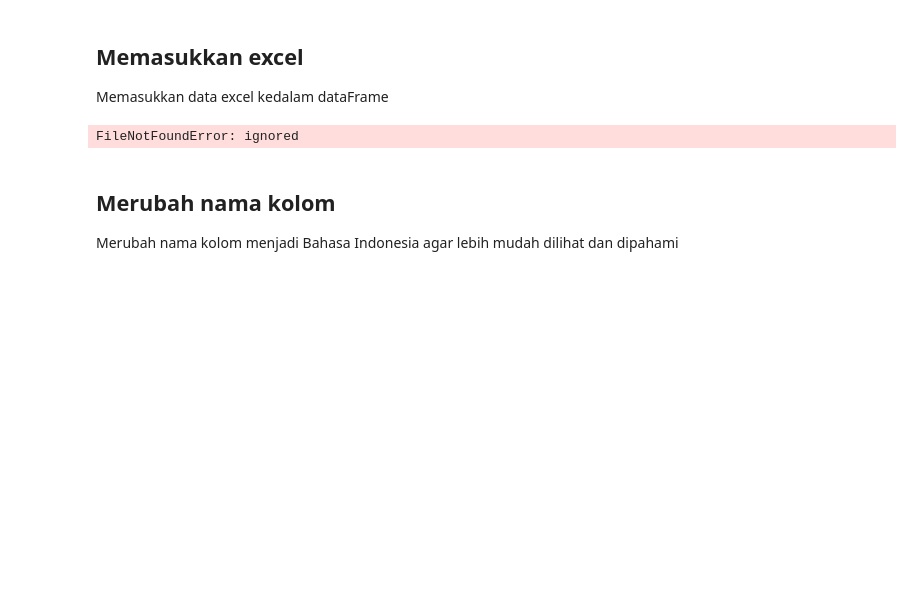
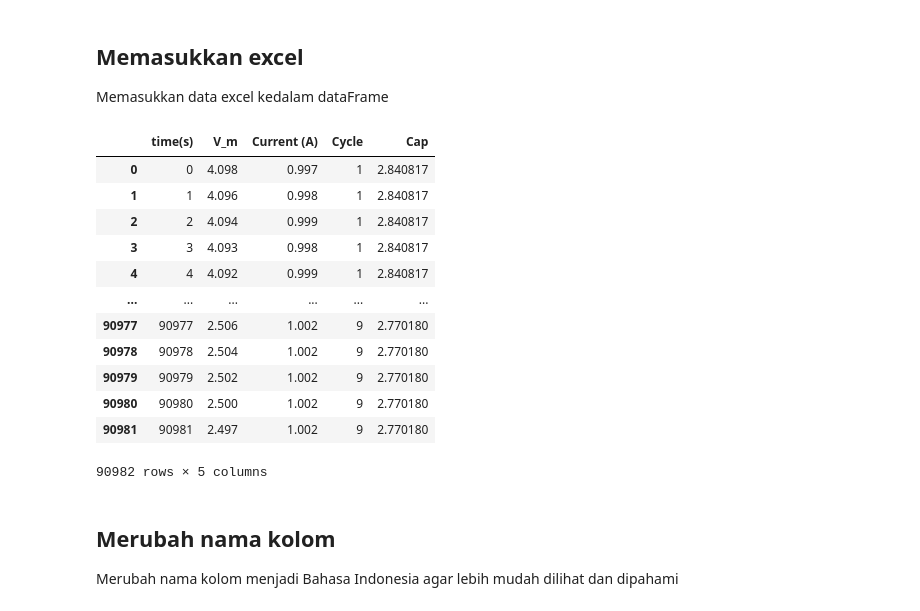
Before and after one commit to burjoawl/Burrs_Portofolio, a Jupyter notebook: Lithium Ion/Lithium Ion.ipynb, the cells around one changed output. Drawn from its saved outputs; the diff is of its cells as text; code cells hidden in the pictures; blank space fills up the shorter version.

```diff
--- a/Lithium Ion/Lithium Ion.ipynb
+++ b/Lithium Ion/Lithium Ion.ipynb
@@ -46,10 +46,22 @@ import pandas as pd
 
 Memasukkan data excel kedalam dataFrame
 # %%
-df = pd.read_excel ('NMC1-9.xlsx', sheet_name = "Sheet1")
+df = pd.read_excel ('Lithium Ion.xlsx', sheet_name = "Sheet1")
 df
 # %% [output]
+|  | time(s) | V_m | Current (A) | Cycle | Cap |
+| 0 | 0 | 4.098 | 0.997 | 1 | 2.840817 |
+| 1 | 1 | 4.096 | 0.998 | 1 | 2.840817 |
+| 2 | 2 | 4.094 | 0.999 | 1 | 2.840817 |
+| 3 | 3 | 4.093 | 0.998 | 1 | 2.840817 |
+| 4 | 4 | 4.092 | 0.999 | 1 | 2.840817 |
+| ... | ... | ... | ... | ... | ... |
+| 90977 | 90977 | 2.506 | 1.002 | 9 | 2.770180 |
+| 90978 | 90978 | 2.504 | 1.002 | 9 | 2.770180 |
+| 90979 | 90979 | 2.502 | 1.002 | 9 | 2.770180 |
+| 90980 | 90980 | 2.500 | 1.002 | 9 | 2.770180 |
+| 90981 | 90981 | 2.497 | 1.002 | 9 | 2.770180 |
-FileNotFoundError: ignored
+90982 rows × 5 columns
 # %% [markdown]
 ## Merubah nama kolom
 
```
Also changed, not shown: parts of 5 cells of this notebook.
